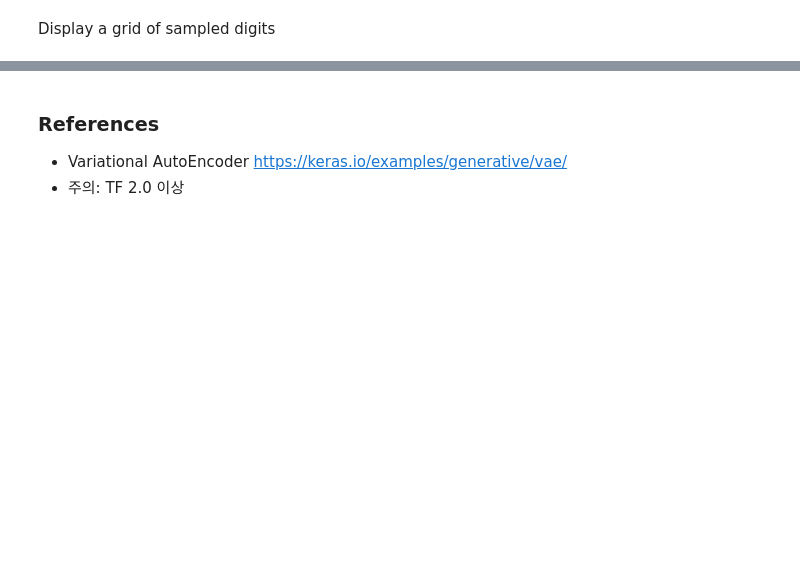
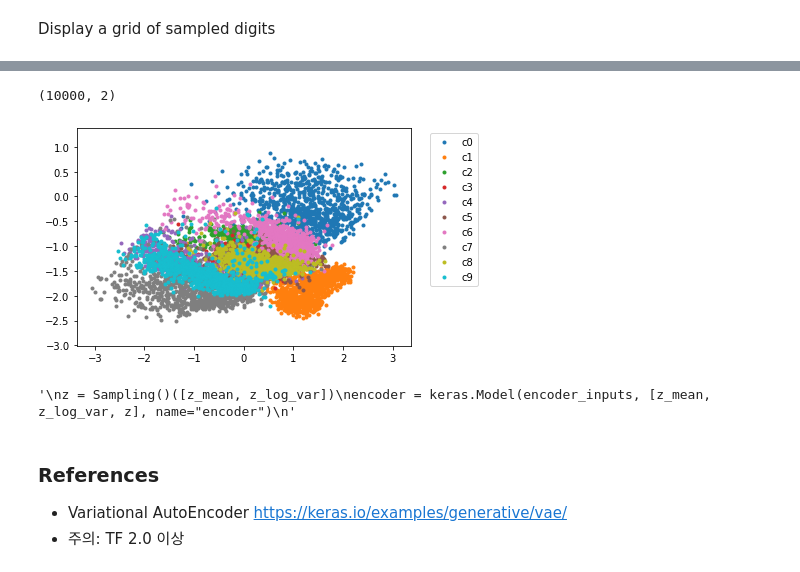
Before and after one commit to dalek7/autoencoder, a Jupyter notebook: 04_variational_autoencoder_keras.ipynb, the cells around one changed output, grey strips where cells are left out. Cells and saved outputs as stored; diff of their text form; code cells hidden in the pictures; blank space fills up the shorter version.

Commit message:
visualization of embeddings

```diff
--- a/04_variational_autoencoder_keras.ipynb
+++ b/04_variational_autoencoder_keras.ipynb
@@ -158,0 +157,8 @@ Epoch 30/30
+# %%
+if train:
+    vae.fit(mnist_digits, epochs=30, batch_size=128*4)
+    #vae.save('model.h5')
+    vae.save_weights('model.h5')
+#else:
+    #from tensorflow import keras
+    #vae = keras.models.load_model('model.h5')
@@ -216,3 +240,35 @@ for i in range(10):
+# %%
+x_test = mnist_digits[:10000]
+y_test = lbl_digits[:10000]
+# %%
+x_encoded = encoder.predict(x_test, batch_size=128)
+x_enc = x_encoded[2] #[z_mean, z_log_var, z]
+# %%
+np.shape(x_enc) #[z_mean, z_log_var, z]
+# %% [output]
+(10000, 2)
+# %%
+cmp = plt.get_cmap("tab10")
+class_name = ['c{}'.format(i) for i in range(10)]
+# %%
+for k in range(10):
+    select_flag = y_test == k
+    plt_latent = x_enc[select_flag, :]
+    plt.plot(plt_latent[:,0], plt_latent[:,1], '.', color=cmp(k))
+
+plt.gca().legend(class_name, bbox_to_anchor=(1.04,1), loc="upper left")
+plt.axis('equal')
+plt.savefig('out/embedding.png', bbox_inches = "tight")
+plt.savefig('out/embedding.svg', bbox_inches = "tight")
+# %% [output]
+[figure, added]
+# %%
+'''
+z = Sampling()([z_mean, z_log_var])
+encoder = keras.Model(encoder_inputs, [z_mean, z_log_var, z], name="encoder")
+'''
+# %% [output]
+'\nz = Sampling()([z_mean, z_log_var])\nencoder = keras.Model(encoder_inputs, [z_mean, z_log_var, z], name="encoder")\n'
 # %% [markdown]
 ### References
 
```
Also changed, not shown: parts of 11 cells of this notebook, 3 other files.
